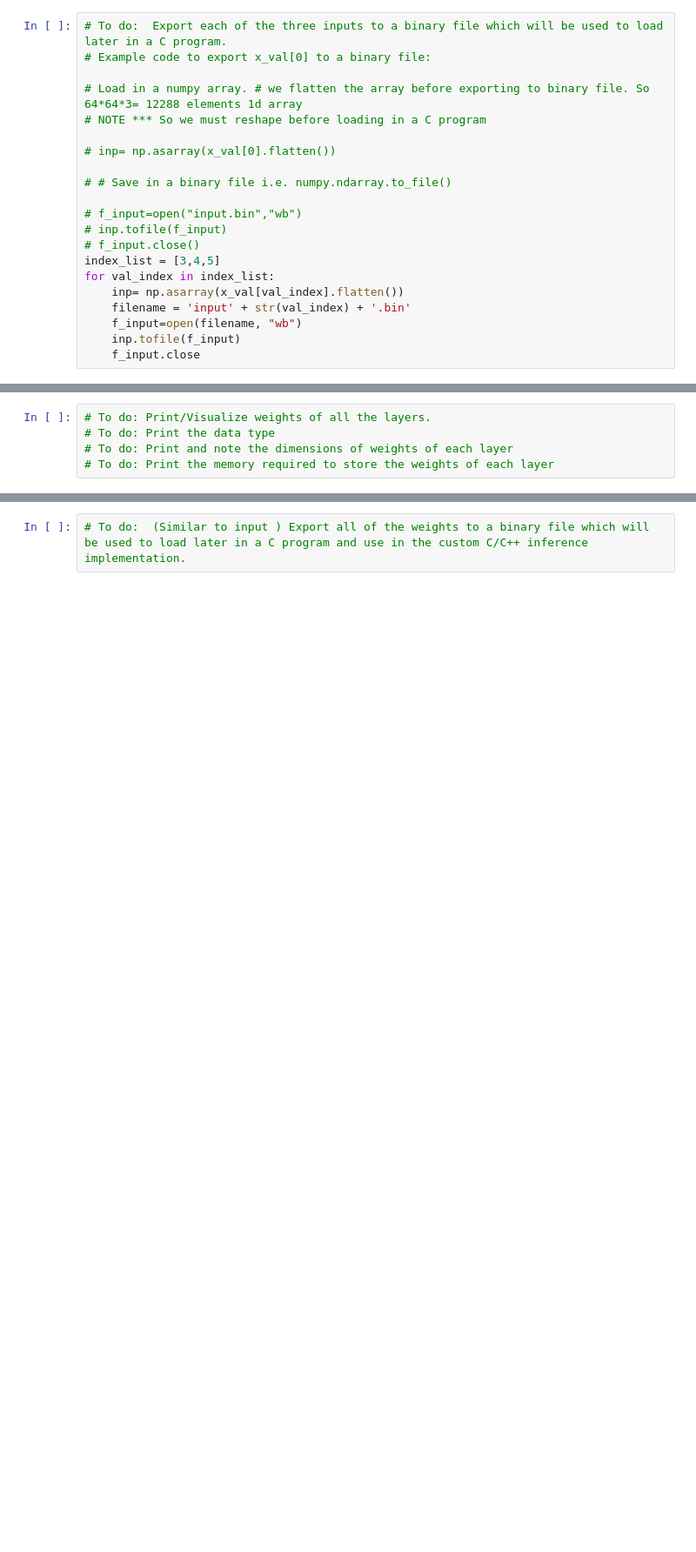
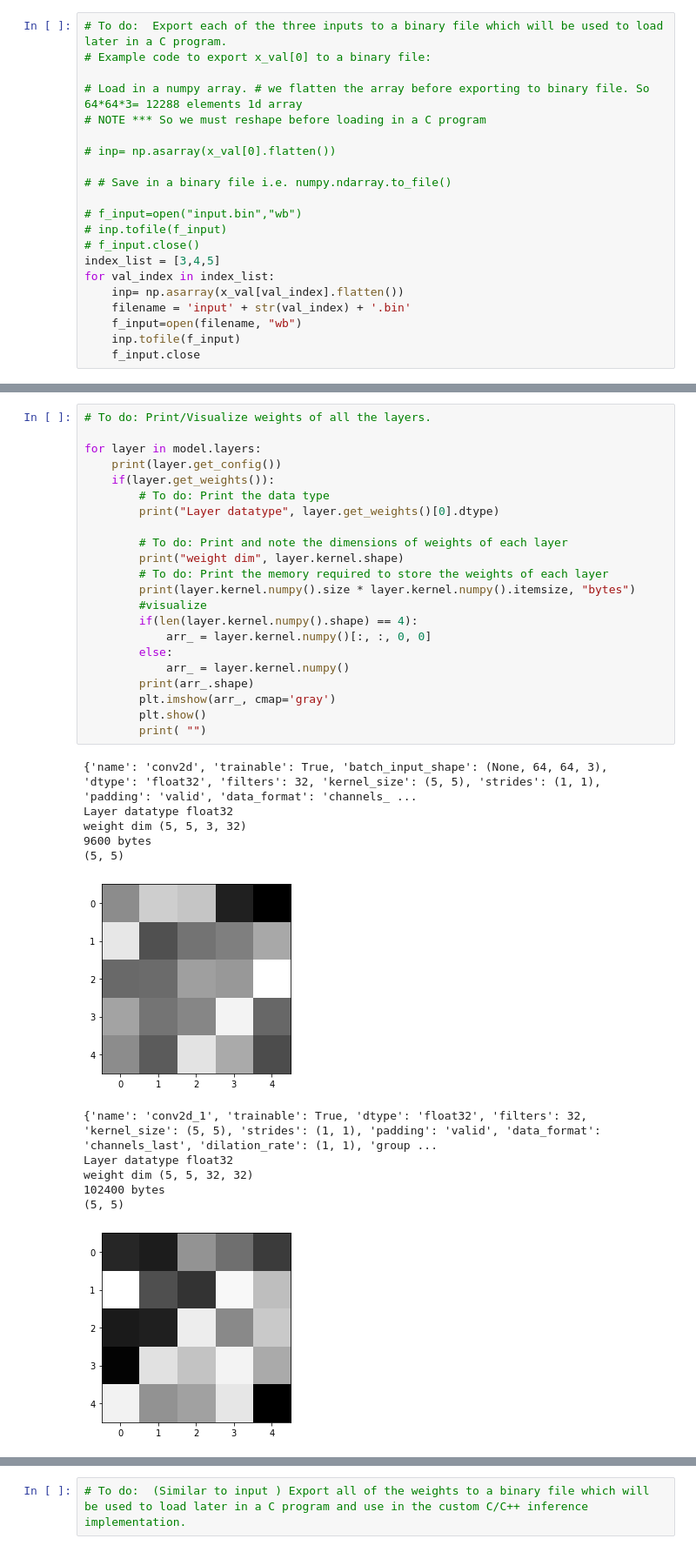
Before and after one commit to jrmerkel/CPRE482X, a Jupyter notebook: Jupyter/cpre482x-lab1/Inference/Template_Jupyter/TinyImageNet_Inference_template.ipynb, the cells around one changed output, grey strips where cells are left out. Shown at 87% size. Drawn from its saved outputs; the diff is of its cells as text; blank space fills up the shorter version.

```diff
--- a/Jupyter/cpre482x-lab1/Inference/Template_Jupyter/TinyImageNet_Inference_template.ipynb
+++ b/Jupyter/cpre482x-lab1/Inference/Template_Jupyter/TinyImageNet_Inference_template.ipynb
@@ -324,5 +422,35 @@ for val_index in index_list:
 # %%
 # To do: Print/Visualize weights of all the layers.
-# To do: Print the data type
-# To do: Print and note the dimensions of weights of each layer
-# To do: Print the memory required to store the weights of each layer
+
+for layer in model.layers:
+    print(layer.get_config())
+    if(layer.get_weights()):
+        # To do: Print the data type
+        print("Layer datatype", layer.get_weights()[0].dtype)
+
+        # To do: Print and note the dimensions of weights of each layer
+        print("weight dim", layer.kernel.shape)
+        # To do: Print the memory required to store the weights of each layer
+        print(layer.kernel.numpy().size * layer.kernel.numpy().itemsize, "bytes")
+        #visualize
+        if(len(layer.kernel.numpy().shape) == 4):
+            arr_ = layer.kernel.numpy()[:, :, 0, 0]
+        else:
+            arr_ = layer.kernel.numpy()
+        print(arr_.shape)
+        plt.imshow(arr_, cmap='gray')
+        plt.show()
+        print( "")
+# %% [output]
+{'name': 'conv2d', 'trainable': True, 'batch_input_shape': (None, 64, 64, 3), 'dtype': 'float32', 'filters': 32, 'kernel_size': (5, 5), 'strides': (1, 1), 'padding': 'valid', 'data_format': 'channels_ ...
+Layer datatype float32
+weight dim (5, 5, 3, 32)
+9600 bytes
+(5, 5)
+[figure, added]
+{'name': 'conv2d_1', 'trainable': True, 'dtype': 'float32', 'filters': 32, 'kernel_size': (5, 5), 'strides': (1, 1), 'padding': 'valid', 'data_format': 'channels_last', 'dilation_rate': (1, 1), 'group ...
+Layer datatype float32
+weight dim (5, 5, 32, 32)
+102400 bytes
+(5, 5)
+[figure, added]
```
Also changed, not shown: parts of 12 cells of this notebook, 3 other files.
